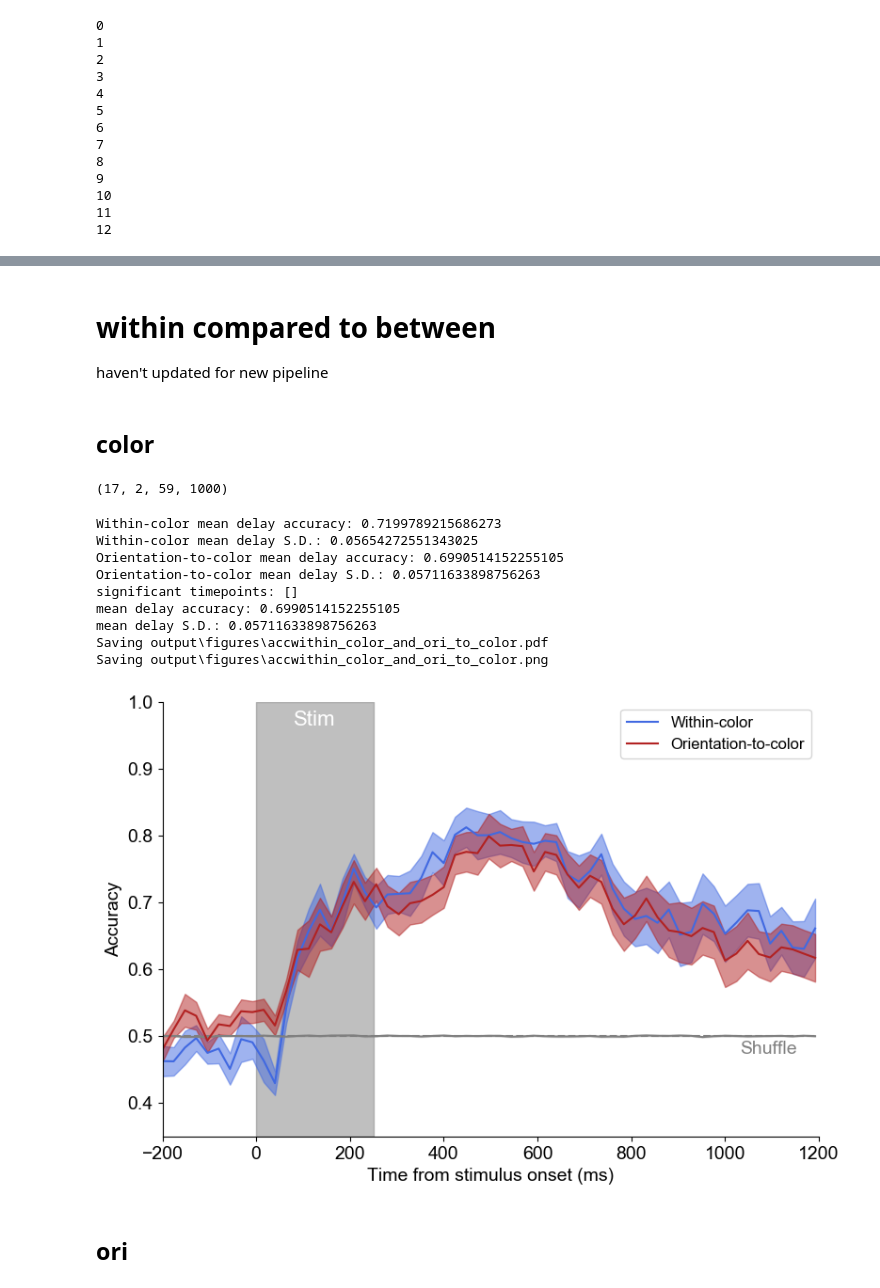
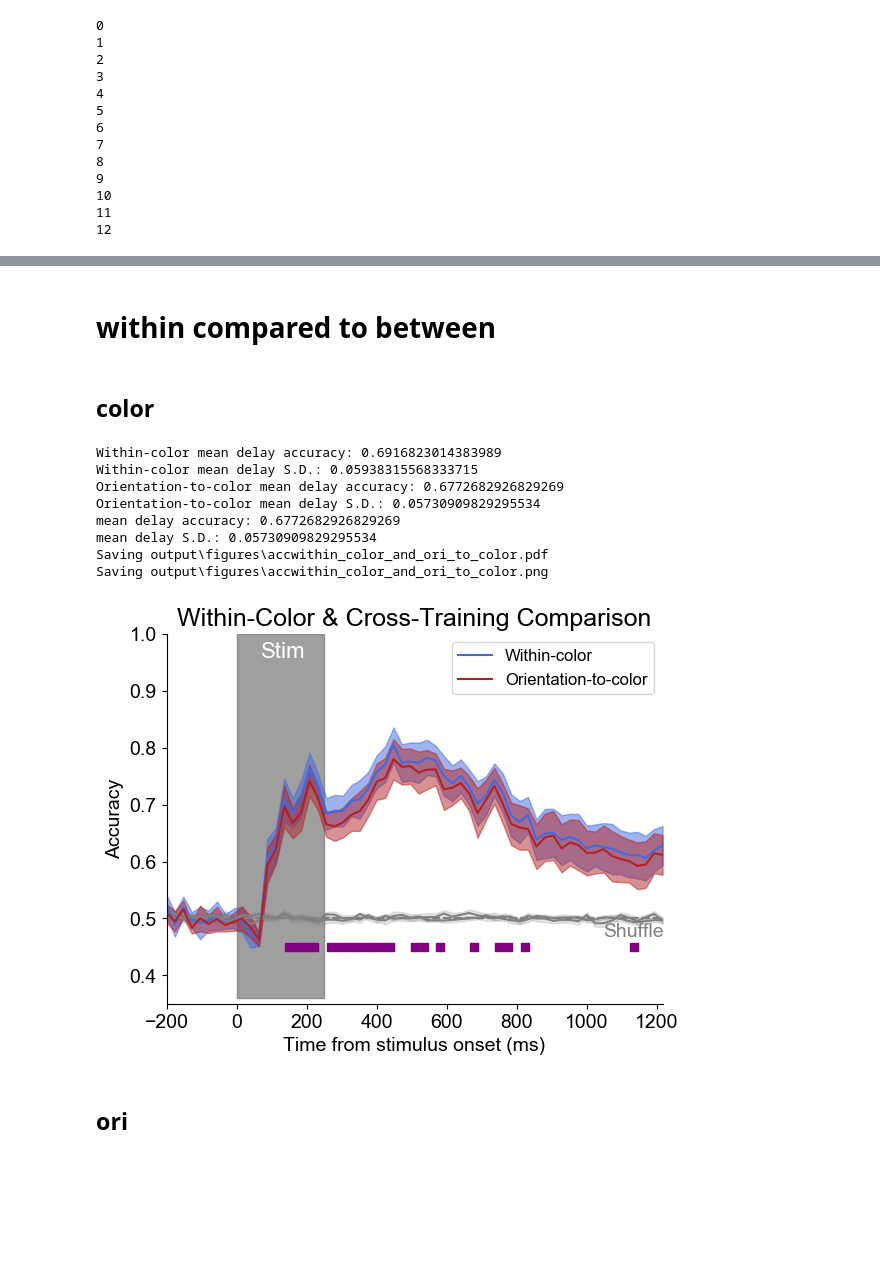
Before and after one commit to WilliamThyer/Feature-Independent-Load-Decoding, a Jupyter notebook: Boomerang/analysis/decode_load_feat_to_feat.ipynb, the cells around one changed output, grey strips where cells are left out. Saved outputs shown, nothing was run; the diff lists cells and outputs as text; code cells hidden in the pictures; blank space fills up the shorter version.

```diff
--- a/Boomerang/analysis/decode_load_feat_to_feat.ipynb
+++ b/Boomerang/analysis/decode_load_feat_to_feat.ipynb
@@ -118,48 +116,43 @@ Mean delay S.D.: 0.05680577026518325
 # %% [markdown]
 # within compared to between
-haven't updated for new pipeline
 # %%
-interp_color_to_ori = decode_eeg.Interpreter()
-interp_color_to_ori.load_results(filename = 'color_to_ori.pickle')
-interp_ori_to_color = decode_eeg.Interpreter()
-interp_ori_to_color.load_results('ori_to_color.pickle')
+interp_color_to_ori = eeg_decoder.Interpreter()
+interp_color_to_ori.load_results(filename = 'color_to_ori')
+interp_ori_to_color = eeg_decoder.Interpreter()
+interp_ori_to_color.load_results('ori_to_color')
 
-interp_color = decode_eeg.Interpreter()
-interp_color.load_results('color.pickle')
+interp_color = eeg_decoder.Interpreter()
+interp_color.load_results('color')
 interp_color.acc = interp_color.acc
 interp_color.acc_shuff = interp_color.acc_shuff
-interp_ori = decode_eeg.Interpreter()
-interp_ori.load_results('ori.pickle')
+interp_ori = eeg_decoder.Interpreter()
+interp_ori.load_results('orientation')
 # %% [markdown]
 ## color
 # %%
 # Combine acc matrices for plotting
 interp_color.acc = np.concatenate([interp_color.acc[:,np.newaxis],interp_ori_to_color.acc[:,np.newaxis]],1)
 interp_color.acc_shuff = np.concatenate([interp_color.acc_shuff[:,np.newaxis],interp_ori_to_color.acc_shuff[:,np.newaxis]],1)
-# %%
-interp_color.acc.shape
-# %% [output]
-(17, 2, 59, 1000)
 # %%
 interp_color.plot_acc_compare_subset(
     subset_list=['Within-color','Orientation-to-color'],
     ylim=[.35,1],
     chance=.5,
     chance_text_y=.22,
     significance_testing=True,
     subtitle='within_color_and_ori_to_color',
+    title='Within-Color & Cross-Training Comparison',
     savefig=True)
 # %% [output]
-Within-color mean delay accuracy: 0.7199789215686273
-Within-color mean delay S.D.: 0.05654272551343025
-Orientation-to-color mean delay accuracy: 0.6990514152255105
-Orientation-to-color mean delay S.D.: 0.05711633898756263
-significant timepoints: []
-mean delay accuracy: 0.6990514152255105
-mean delay S.D.: 0.05711633898756263
+Within-color mean delay accuracy: 0.6916823014383989
+Within-color mean delay S.D.: 0.05938315568333715
+Orientation-to-color mean delay accuracy: 0.6772682926829269
+Orientation-to-color mean delay S.D.: 0.05730909829295534
+mean delay accuracy: 0.6772682926829269
+mean delay S.D.: 0.05730909829295534
 Saving output\figures\accwithin_color_and_ori_to_color.pdf
 Saving output\figures\accwithin_color_and_ori_to_color.png
-[figure, old version]
+[figure, new version]
 # %% [markdown]
 ## ori
 # %%
```
Also changed, not shown: parts of 7 cells of this notebook, 3 other files.
